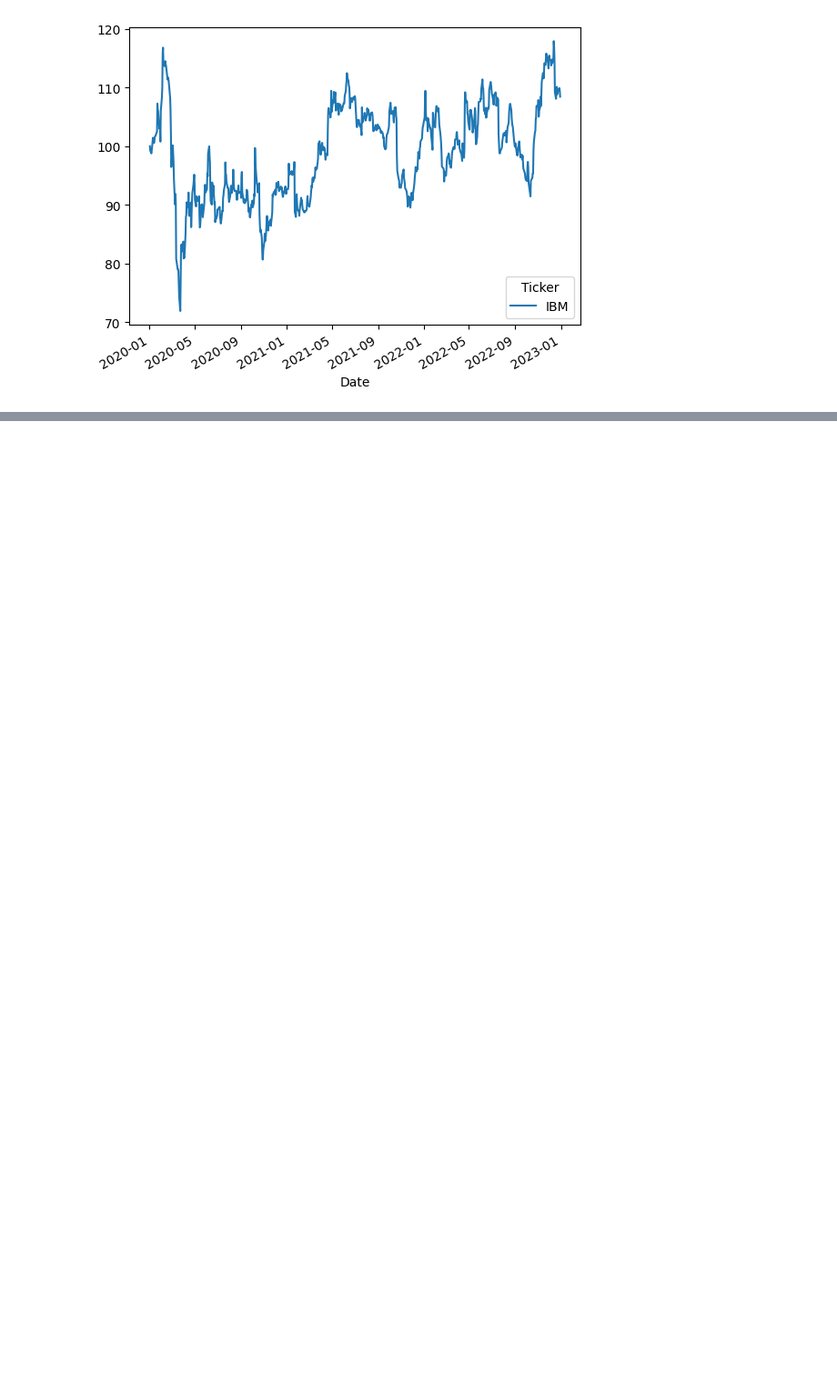
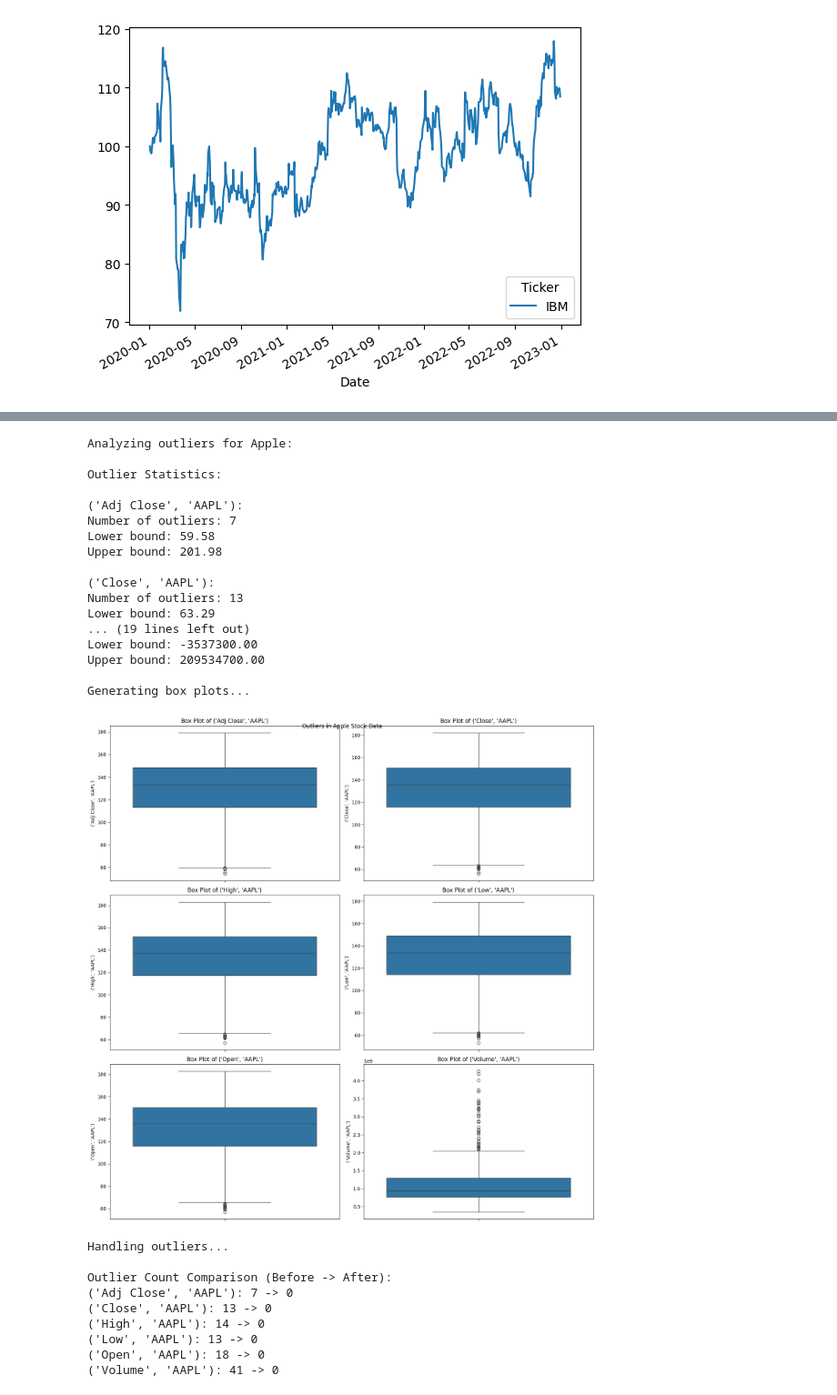
Before and after one commit to deepak-dobbala/Stock_Market_Forecasting_using_DeepLearning, a Jupyter notebook: Training/Prediction_training.ipynb, the cells around one changed output, grey strips where cells are left out. Shown at 91% size. Cells and saved outputs as stored; diff of their text form; code cells hidden in the pictures; blank space fills up the shorter version.

```diff
--- a/Training/Prediction_training.ipynb
+++ b/Training/Prediction_training.ipynb
@@ -99,0 +158,58 @@ plt.show()
+# %%
+print(f"\nAnalyzing outliers for Apple:")
+# Detect outliers using IQR method
+outliers = detect_outliers(aapl_data, method='iqr', threshold=1.5)
+# Print outlier statistics
+print("\nOutlier Statistics:")
+for column, stats in outliers.items():
+    print(f"\n{column}:")
+    print(f"Number of outliers: {stats['outlier_count']}")
+    if 'lower_bound' in stats:
+        print(f"Lower bound: {stats['lower_bound']:.2f}")
+        print(f"Upper bound: {stats['upper_bound']:.2f}")
+# Visualize outliers using box plots
+print("\nGenerating box plots...")
+plot_outliers(aapl_data)
+plt.suptitle(f'Outliers in Apple Stock Data')
+plt.show()
+
+# Handle outliers using clipping method
+print("\nHandling outliers...")
+aapl_data = handle_outliers(aapl_data, method='clip')
+# Verify outlier handling
+outliers_after = detect_outliers(aapl_data, method='iqr', threshold=1.5)
+
+# Compare before and after
+print("\nOutlier Count Comparison (Before -> After):")
+for column in outliers.keys():
+        before_count = outliers[column]['outlier_count']
+        after_count = outliers_after[column]['outlier_count']
+        print(f"{column}: {before_count} -> {after_count}")
+# %% [output]
+Analyzing outliers for Apple:
+
+Outlier Statistics:
+
+('Adj Close', 'AAPL'):
+Number of outliers: 7
+Lower bound: 59.58
+Upper bound: 201.98
+
+('Close', 'AAPL'):
+Number of outliers: 13
+Lower bound: 63.29
+... (19 lines left out)
+Lower bound: -3537300.00
+Upper bound: 209534700.00
+
+Generating box plots...
+[figure, added]
+Handling outliers...
+
+Outlier Count Comparison (Before -> After):
+('Adj Close', 'AAPL'): 7 -> 0
+('Close', 'AAPL'): 13 -> 0
+('High', 'AAPL'): 14 -> 0
+('Low', 'AAPL'): 13 -> 0
+('Open', 'AAPL'): 18 -> 0
+('Volume', 'AAPL'): 41 -> 0
```
Also changed, not shown: parts of 17 cells of this notebook, 1 other file.
